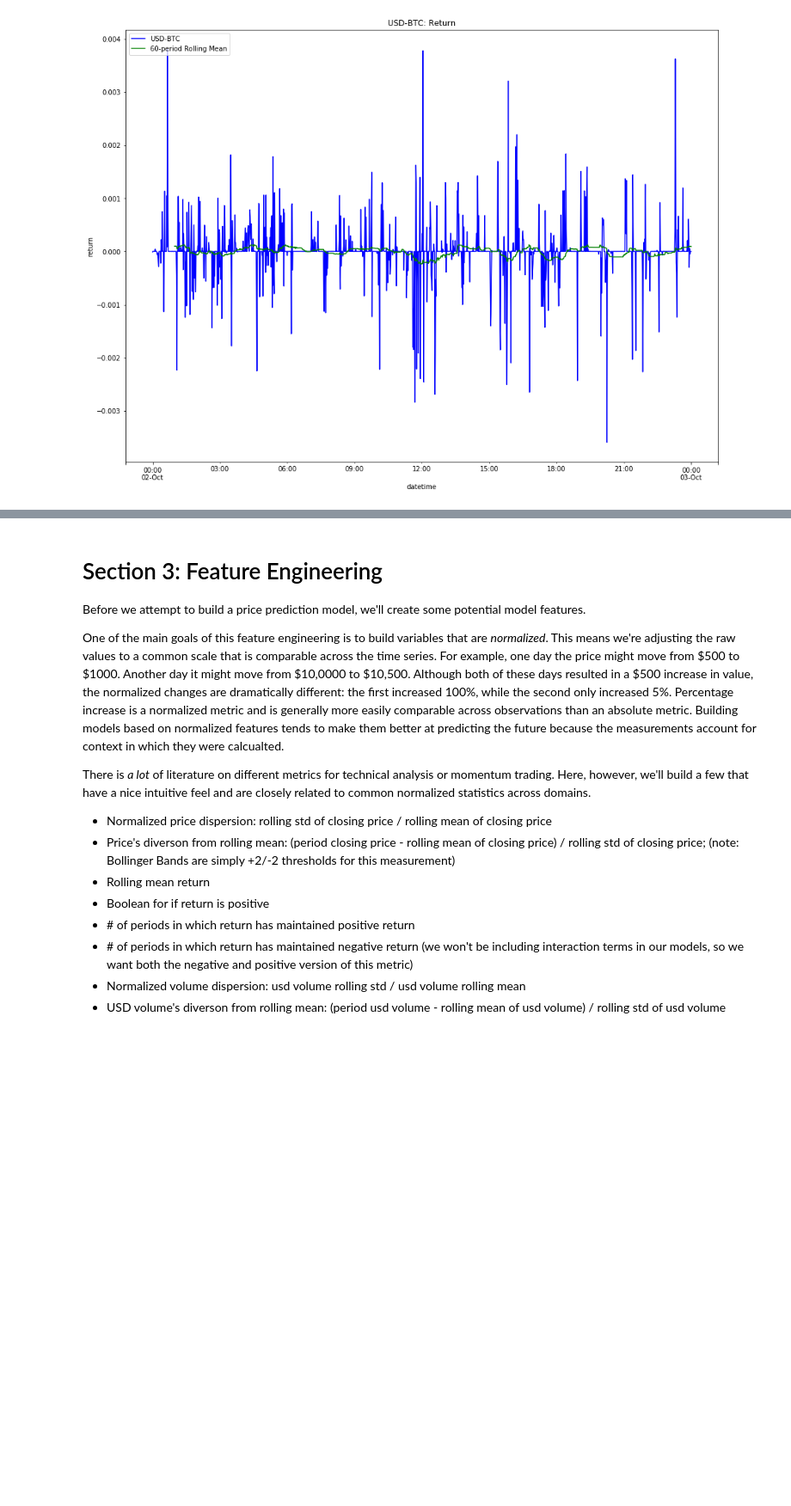
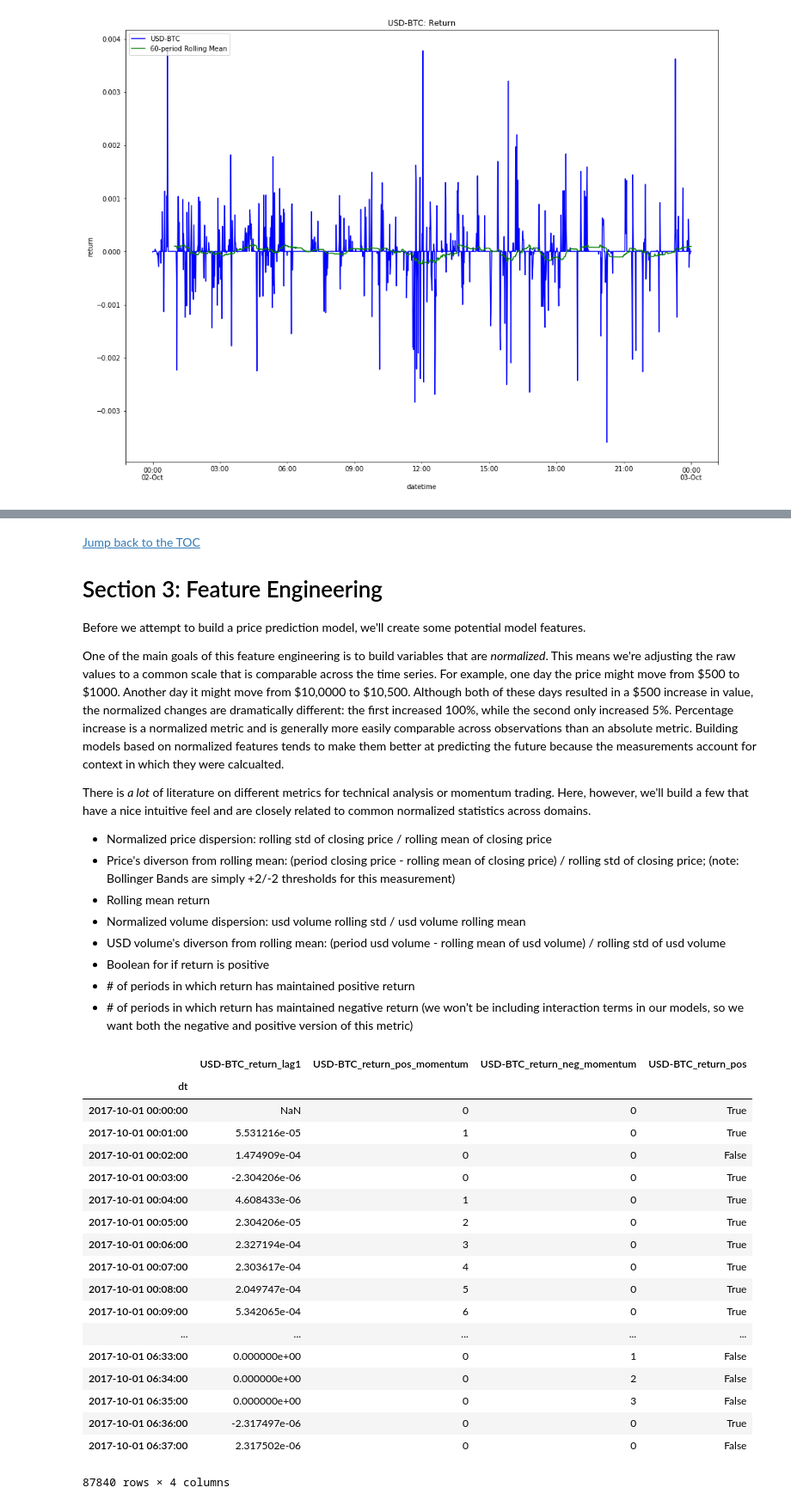
Before and after one commit to ethanruhe/ml_for_trading, a Jupyter notebook: Machine Learning for Cryptocurrency Trading.ipynb, the cells around one changed output, grey strips where cells are left out. Shown at 86% size. Saved outputs shown, nothing was run; the diff lists cells and outputs as text; code cells hidden in the pictures; blank space fills up the shorter version.

```diff
--- a/Machine Learning for Cryptocurrency Trading.ipynb
+++ b/Machine Learning for Cryptocurrency Trading.ipynb
@@ -230,6 +230,7 @@ ml4t.plot_rm(trade_data.df_m['2017-10-02 00:00:00':'2017-10-03 00:00:00'], var='
 # %% [markdown]
 <a id='section3'></a>
 # %% [markdown]
+[Jump back to the TOC](#toc)
 # Section 3: Feature Engineering
 Before we attempt to build a price prediction model, we'll create some potential model features.
 
@@ -240,8 +241,30 @@ There is _a lot_ of literature on different metrics for technical analysis or mo
 - Normalized price dispersion: rolling std of closing price / rolling mean of closing price
 - Price's diverson from rolling mean: (period closing price - rolling mean of closing price) / rolling std of closing price; (note: Bollinger Bands are simply +2/-2 thresholds for this measurement)
 - Rolling mean return
+- Normalized volume dispersion: usd volume rolling std / usd volume rolling mean
+- USD volume's diverson from rolling mean: (period usd volume - rolling mean of usd volume) / rolling std of usd volume
 - Boolean for if return is positive
 - \# of periods in which return has maintained positive return
 - \# of periods in which return has maintained negative return (we won't be including interaction terms in our models, so we want both the negative and positive version of this metric)
-- Normalized volume dispersion: usd volume rolling std / usd volume rolling mean
-- USD volume's diverson from rolling mean: (period usd volume - rolling mean of usd volume) / rolling std of usd volume
+# %%
+ml4t.calc_static_features(trade_data.df_m)
+# %% [output]
+|  | USD-BTC_return_lag1 | USD-BTC_return_pos_momentum | USD-BTC_return_neg_momentum | USD-BTC_return_pos |
+| dt |  |  |  |  |
+| 2017-10-01 00:00:00 | NaN | 0 | 0 | True |
+| 2017-10-01 00:01:00 | 5.531216e-05 | 1 | 0 | True |
+| 2017-10-01 00:02:00 | 1.474909e-04 | 0 | 0 | False |
+| 2017-10-01 00:03:00 | -2.304206e-06 | 0 | 0 | True |
+| 2017-10-01 00:04:00 | 4.608433e-06 | 1 | 0 | True |
+| 2017-10-01 00:05:00 | 2.304206e-05 | 2 | 0 | True |
+| 2017-10-01 00:06:00 | 2.327194e-04 | 3 | 0 | True |
+| 2017-10-01 00:07:00 | 2.303617e-04 | 4 | 0 | True |
+| 2017-10-01 00:08:00 | 2.049747e-04 | 5 | 0 | True |
+| 2017-10-01 00:09:00 | 5.342065e-04 | 6 | 0 | True |
+| ... | ... | ... | ... | ... |
+| 2017-10-01 06:33:00 | 0.000000e+00 | 0 | 1 | False |
+| 2017-10-01 06:34:00 | 0.000000e+00 | 0 | 2 | False |
+| 2017-10-01 06:35:00 | 0.000000e+00 | 0 | 3 | False |
+| 2017-10-01 06:36:00 | -2.317497e-06 | 0 | 0 | True |
+| 2017-10-01 06:37:00 | 2.317502e-06 | 0 | 0 | False |
+87840 rows × 4 columns
```
Also changed, not shown: parts of 4 cells of this notebook, 2 other files.
